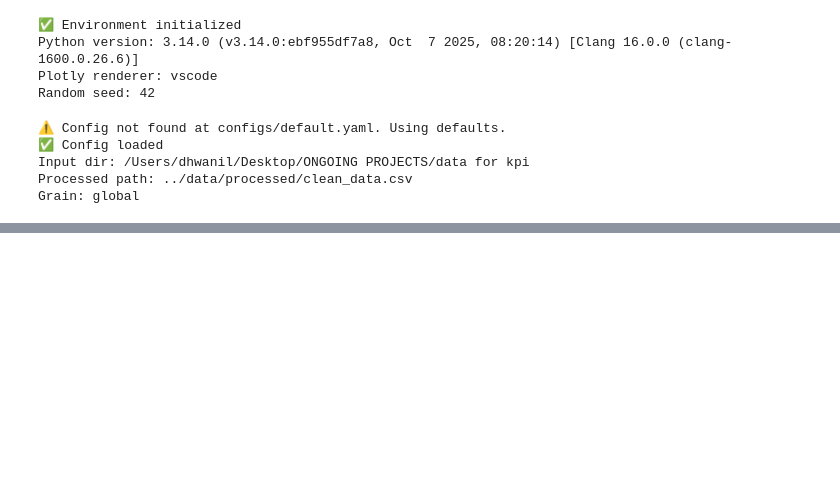
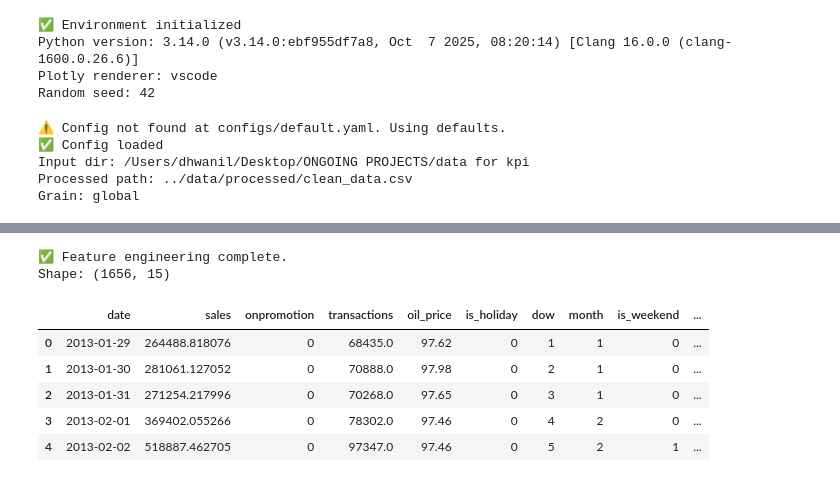
Before and after one commit to dhwanil1907/kpi-anomaly-detector, a Jupyter notebook: notebook/kpi.ipynb, the cells around one changed output, grey strips where cells are left out. Drawn from its saved outputs; the diff is of its cells as text; code cells hidden in the pictures; blank space fills up the shorter version.

```diff
--- a/notebook/kpi.ipynb
+++ b/notebook/kpi.ipynb
@@ -117,0 +384,66 @@ Grain: global
+# %%
+# =========================================================
+# 🧱 Cell 9 — Feature Engineering (time, lags, rolling)
+# =========================================================
+
+# We will:
+# 1) Add basic time features (day-of-week, month, weekend flag).
+# 2) Add lag features to capture short/medium-term memory.
+# 3) Add rolling statistics to model local trends and volatility.
+# 4) Drop NA rows created by lagging/rolling.
+
+def add_time_features(df: pd.DataFrame, date_col: str = "date") -> pd.DataFrame:
+    """
+    Add calendar-based features: day-of-week, month, weekend flag.
+    """
+    out = df.copy()
+    # Ensure datetime
+    d = pd.to_datetime(out[date_col], errors="coerce")
+    out["dow"] = d.dt.dayofweek          # 0=Mon ... 6=Sun
+    out["month"] = d.dt.month
+    out["is_weekend"] = (out["dow"] >= 5).astype(int)
+    return out
+
+def add_lag_roll(df: pd.DataFrame, target: str = "sales") -> pd.DataFrame:
+    """
+    Add lag and rolling-window features for the target column.
+    - Lags: 7, 28 days
+    - Rolling mean/std: 7 days
+    - Percent change: 1, 7 days
+    """
+    out = df.copy()
+    if target not in out.columns:
+        raise KeyError(f"Target column '{target}' not found in DataFrame.")
+
+    # Lags capture prior levels
+    out[f"{target}_lag_7"] = out[target].shift(7)
+    out[f"{target}_lag_28"] = out[target].shift(28)
+
+    # Rolling stats capture local trend/volatility
+    out[f"{target}_rollmean_7"] = out[target].rolling(7).mean()
+    out[f"{target}_rollstd_7"]  = out[target].rolling(7).std()
+
+    # Short & medium-term momentum
+    out[f"{target}_pct_change_1"] = out[target].pct_change(1)
+    out[f"{target}_pct_change_7"] = out[target].pct_change(7)
+
+    return out
+
+# ---- Build features pipeline ----
+df_feat = add_lag_roll(add_time_features(df_raw), target="sales")
+
+# Drop rows with NA introduced by lag/rolling windows
+df_feat = df_feat.dropna().reset_index(drop=True)
+
+print("✅ Feature engineering complete.")
+print("Shape:", df_feat.shape)
+display(df_feat.head())
+# %% [output]
+✅ Feature engineering complete.
+Shape: (1656, 15)
+|  | date | sales | onpromotion | transactions | oil_price | is_holiday | dow | month | is_weekend | ... |
+| 0 | 2013-01-29 | 264488.818076 | 0 | 68435.0 | 97.62 | 0 | 1 | 1 | 0 | ... |
+| 1 | 2013-01-30 | 281061.127052 | 0 | 70888.0 | 97.98 | 0 | 2 | 1 | 0 | ... |
+| 2 | 2013-01-31 | 271254.217996 | 0 | 70268.0 | 97.65 | 0 | 3 | 1 | 0 | ... |
+| 3 | 2013-02-01 | 369402.055266 | 0 | 78302.0 | 97.46 | 0 | 4 | 2 | 0 | ... |
+| 4 | 2013-02-02 | 518887.462705 | 0 | 97347.0 | 97.46 | 0 | 5 | 2 | 1 | ... |
```
Also changed, not shown: parts of 14 cells of this notebook, 8 other files.
